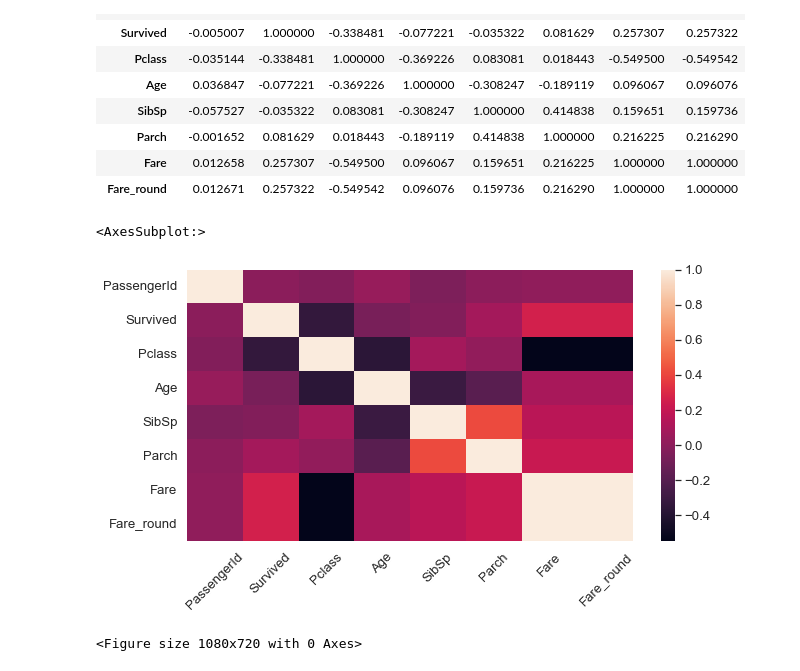
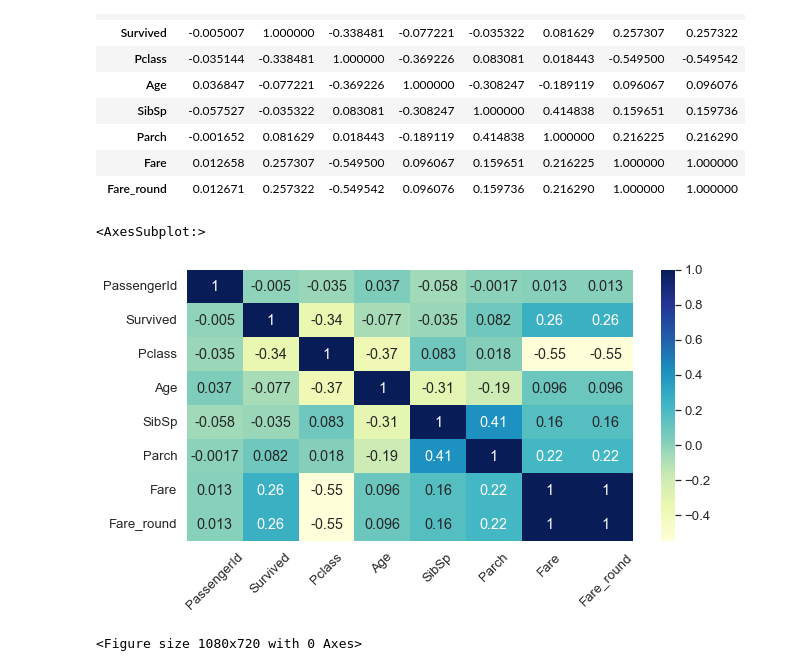
Before and after one commit to pbellot/FormationPANDAS, a Jupyter notebook: exercices.ipynb, the cells around one changed output. Cells and saved outputs as stored; diff of their text form; code cells hidden in the pictures.

```diff
--- a/exercices.ipynb
+++ b/exercices.ipynb
@@ -833,10 +833,10 @@ corr
 # %%
 plt.figure(figsize=(10,5))
 plt.xticks(rotation=45)
-sns.heatmap(corr)
+sns.heatmap(corr,cmap="YlGnBu",annot = True)
 # %% [output]
 <AxesSubplot:>
-[figure, old version]
+[figure, new version]
 # %%
 plt.figure(figsize=(15,10))
 tips = sns.load_dataset("tips")
```
Also changed, not shown: parts of 2 cells of this notebook.
